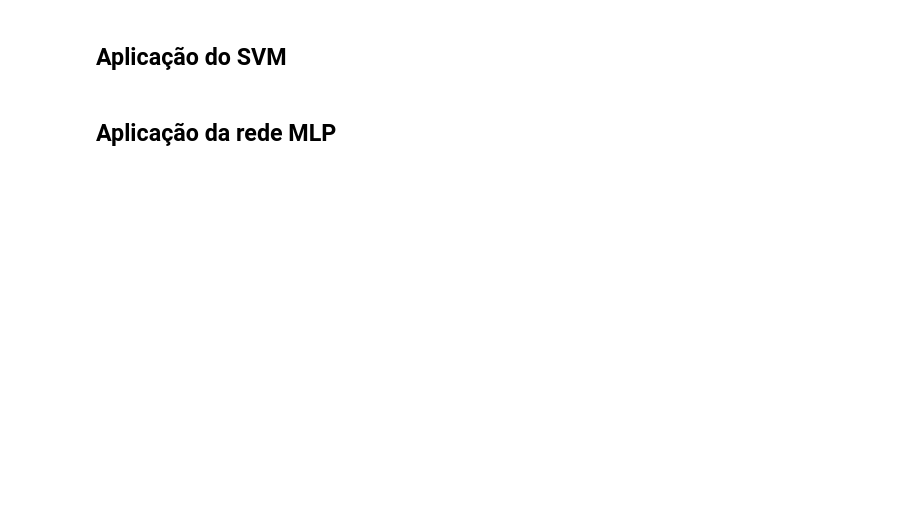
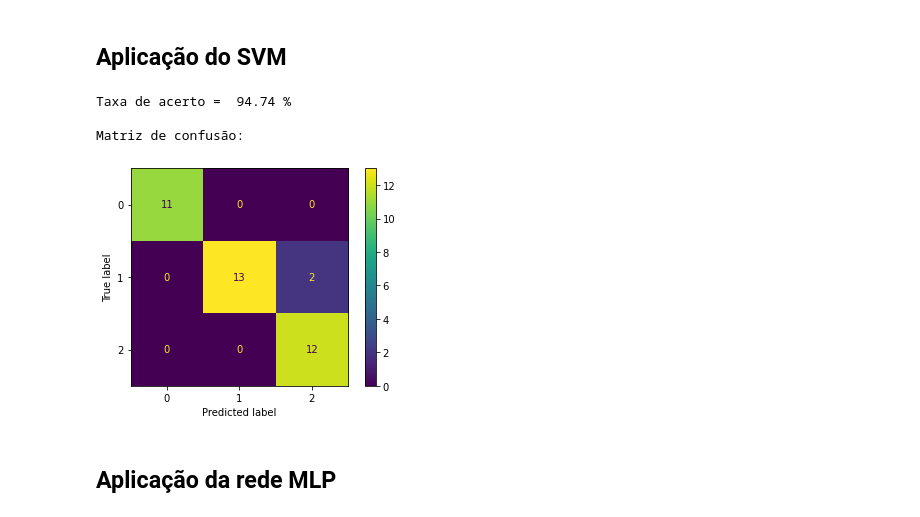
Before and after one commit to malegopc/DSBD, a Jupyter notebook: Notebooks/Iris_mxconfusion_metodos.ipynb, the cells around one changed output. Cells and saved outputs as stored; diff of their text form; code cells hidden in the pictures; blank space fills up the shorter version.

```diff
--- a/Notebooks/Iris_mxconfusion_metodos.ipynb
+++ b/Notebooks/Iris_mxconfusion_metodos.ipynb
@@ -127,16 +138,20 @@ cm_logreg = plot_confusion_matrix(logreg, X_test, y_test,
 # %%
 from sklearn import svm
 svm = svm.SVC()
 svm.fit(X_train, y_train)
 classificacoes_svm = svm.predict(X_test)
 acertos_svm = metrics.accuracy_score(y_test, classificacoes_svm)
 print('Taxa de acerto = ',round(acertos_svm*100,2),"%\n")
 # matriz de confusão
 print('Matriz de confusão:\n')
-cm_svm = plot_confusion_matrix(svm, X_test, y_test,
-                                 display_labels=class_names,
-                                 cmap=plt.cm.Blues)
 #print(cm_svm.confusion_matrix)
+ConfusionMatrixDisplay.from_estimator(knn, X_test, y_test)
+plt.show()
+# %% [output]
+Taxa de acerto =  94.74 %
+
+Matriz de confusão:
+[figure, added]
 # %% [markdown]
 ## Aplicação da rede MLP
 # %%
```
Also changed, not shown: parts of 4 cells of this notebook.
